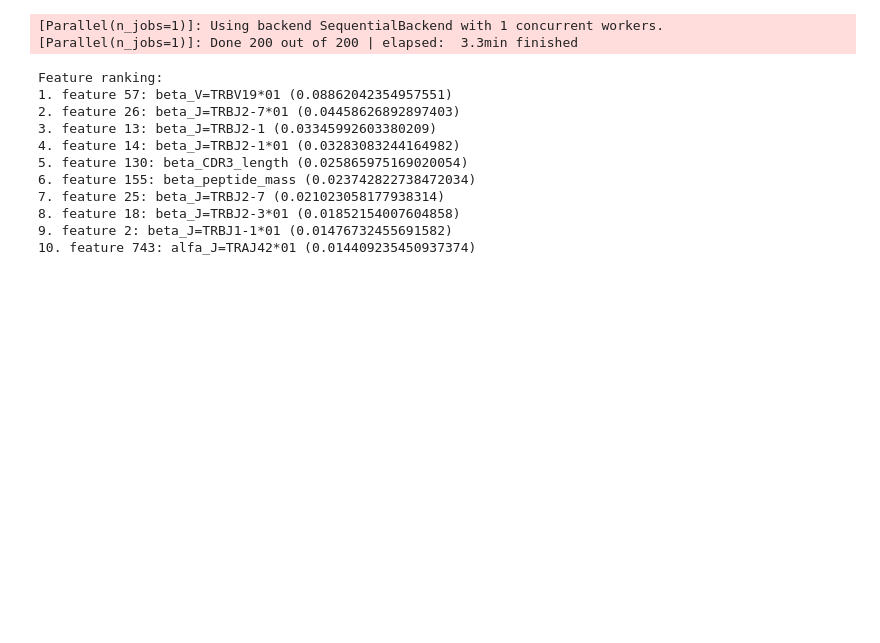
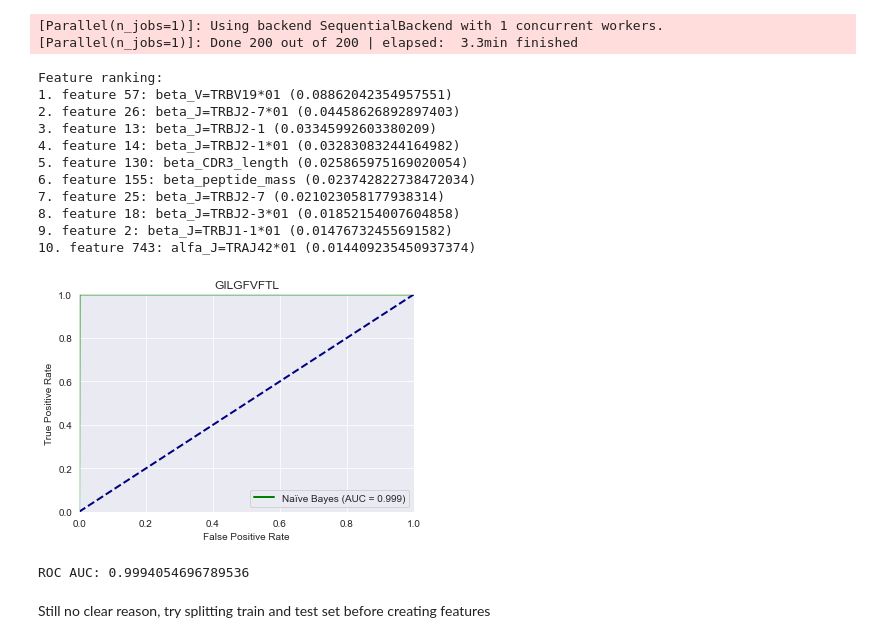
Before and after one commit to arnodeceuninck/thesis, a Jupyter notebook: 3 classification.ipynb, the cells around one changed output. Cells and saved outputs as stored; diff of their text form; code cells hidden in the pictures; blank space fills up the shorter version.

```diff
--- a/3 classification.ipynb
+++ b/3 classification.ipynb
@@ -33,24 +41,23 @@ from sklearn.model_selection import cross_val_predict
 from sklearn import metrics
 import matplotlib.pyplot as plt
 
-def get_training_data_roc_cv(clf, x, y):
-    # ROC curve  on the training data
-    predictions_rf = cross_val_predict(clf,x,y, cv=5, method="predict_proba")
-    fpr, tpr, thresholds = metrics.roc_curve(y,predictions_rf[:,1], pos_label=1)
-    roc_auc = metrics.auc(fpr, tpr)
-
+def plot_roc_curve(fpr, tpr, label, title):
     plt.figure()
-    plt.plot(fpr, tpr, color='green',
-      lw=2, label=f'Random Forest (AUC = {roc_auc:.3f})')
+    plt.plot(fpr, tpr, color='green', lw=2, label=label)
     plt.plot([0, 1], [0, 1], color='navy', lw=2, linestyle='--')
     plt.xlim([0.0, 1.0])
     plt.ylim([0.0, 1.0])
     plt.xlabel('False Positive Rate')
     plt.ylabel('True Positive Rate')
-    plt.title("GILGFVFTL")
+    plt.title(title)
     plt.legend(loc="lower right")
     plt.show()
 
+
+def get_training_data_roc_cv(clf, x, y):
+    # ROC curve  on the training data
+    predictions_rf = cross_val_predict(clf, x, y, cv=2, method="predict_proba")
+    fpr, tpr, thresholds = metrics.roc_curve(y, predictions_rf[:, 1], pos_label=1)
+    roc_auc = metrics.auc(fpr, tpr)
+    plot_roc_curve(fpr, tpr, label=f'Random Forest (AUC = {roc_auc:.3f})', title="GILGFVFTL")
     print(f"ROC AUC: {roc_auc}")
-
-get_training_data_roc_cv(clf, x, y)
@@ -106,3 +96,9 @@ Feature ranking:
 8. feature 18: beta_J=TRBJ2-3*01 (0.01852154007604858)
 9. feature 2: beta_J=TRBJ1-1*01 (0.01476732455691582)
 10. feature 743: alfa_J=TRAJ42*01 (0.014409235450937374)
+# %%
+# No clear reasons why results are so good, let's create a test set from the training set
+# Split x and y in a train and test set
+from sklearn.model_selection import train_test_split
+
+x_train, x_test, y_train, y_test = train_test_split(x, y, test_size=0.2, random_state=42)
@@ -108,0 +116,17 @@ Feature ranking:
+# %%
+# With this accuracy, I would expect naïve bayes to also perform quite good
+from sklearn.naive_bayes import GaussianNB
+
+clf = GaussianNB()
+clf_fitted = clf.fit(x_train, y_train)
+# predict and calculate roc
+predictions_rf = clf_fitted.predict_proba(x_test)
+fpr, tpr, thresholds = metrics.roc_curve(y_test, predictions_rf[:, 1], pos_label=1)
+roc_auc = metrics.auc(fpr, tpr)
+plot_roc_curve(fpr, tpr, label=f'Naïve Bayes (AUC = {roc_auc:.3f})', title="GILGFVFTL")
+print(f"ROC AUC: {roc_auc}")
+# %% [output]
+[figure, added]
+ROC AUC: 0.9994054696789536
+# %% [markdown]
+Still no clear reason, try splitting train and test set before creating features
```
Also changed, not shown: parts of 23 cells of this notebook, 2 other files.
